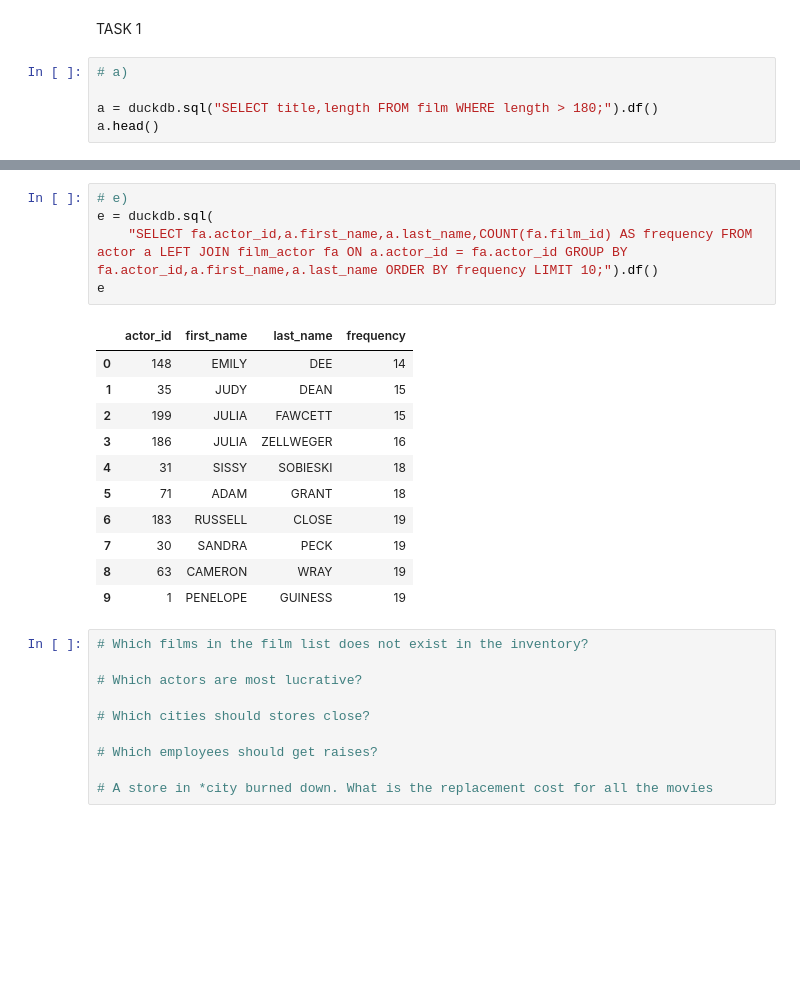
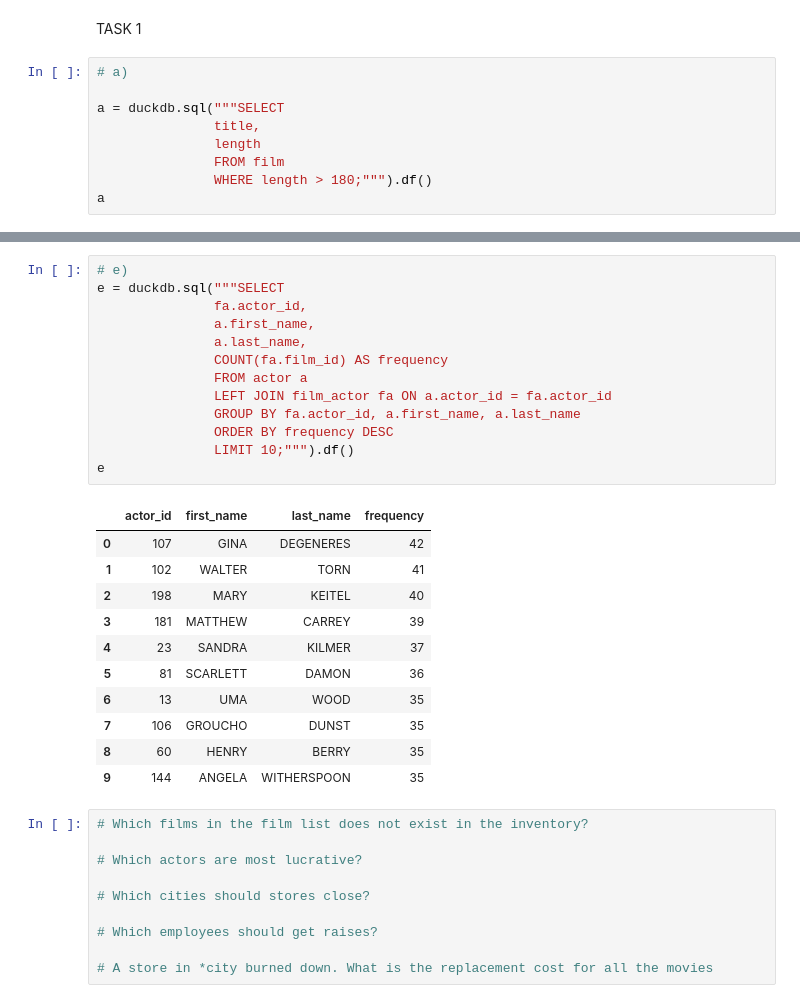
Before and after one commit to karlrydberg-stack/lab_sql_karl_rydberg_de25, a Jupyter notebook: test_sakila.ipynb, the cells around one changed output, grey strips where cells are left out. Cells and saved outputs as stored; diff of their text form; blank space fills up the shorter version.

```diff
--- a/test_sakila.ipynb
+++ b/test_sakila.ipynb
@@ -16,8 +16,12 @@ TASK 1
 # %%
 # a)
 
-a = duckdb.sql("SELECT title,length FROM film WHERE length > 180;").df()
-a.head()
+a = duckdb.sql("""SELECT
+               title,
+               length
+               FROM film
+               WHERE length > 180;""").df()
+a
 # %% [output]
 |  | title | length |
 | 0 | ANALYZE HOOSIERS | 181 |
@@ -62,21 +93,29 @@ d
 | 9 | CASUALTIES ENCINO | 1.663333 |
 # %%
 # e)
-e = duckdb.sql(
-    "SELECT fa.actor_id,a.first_name,a.last_name,COUNT(fa.film_id) AS frequency FROM actor a LEFT JOIN film_actor fa ON a.actor_id = fa.actor_id GROUP BY fa.actor_id,a.first_name,a.last_name ORDER BY frequency LIMIT 10;").df()
+e = duckdb.sql("""SELECT
+               fa.actor_id,
+               a.first_name,
+               a.last_name,
+               COUNT(fa.film_id) AS frequency
+               FROM actor a
+               LEFT JOIN film_actor fa ON a.actor_id = fa.actor_id
+               GROUP BY fa.actor_id, a.first_name, a.last_name
+               ORDER BY frequency DESC
+               LIMIT 10;""").df()
 e
 # %% [output]
 |  | actor_id | first_name | last_name | frequency |
-| 0 | 148 | EMILY | DEE | 14 |
-| 1 | 35 | JUDY | DEAN | 15 |
-| 2 | 199 | JULIA | FAWCETT | 15 |
-| 3 | 186 | JULIA | ZELLWEGER | 16 |
-| 4 | 31 | SISSY | SOBIESKI | 18 |
-| 5 | 71 | ADAM | GRANT | 18 |
-| 6 | 183 | RUSSELL | CLOSE | 19 |
-| 7 | 30 | SANDRA | PECK | 19 |
-| 8 | 63 | CAMERON | WRAY | 19 |
-| 9 | 1 | PENELOPE | GUINESS | 19 |
+| 0 | 107 | GINA | DEGENERES | 42 |
+| 1 | 102 | WALTER | TORN | 41 |
+| 2 | 198 | MARY | KEITEL | 40 |
+| 3 | 181 | MATTHEW | CARREY | 39 |
+| 4 | 23 | SANDRA | KILMER | 37 |
+| 5 | 81 | SCARLETT | DAMON | 36 |
+| 6 | 13 | UMA | WOOD | 35 |
+| 7 | 106 | GROUCHO | DUNST | 35 |
+| 8 | 60 | HENRY | BERRY | 35 |
+| 9 | 144 | ANGELA | WITHERSPOON | 35 |
 # %%
 # Which films in the film list does not exist in the inventory?
 
```
Also changed, not shown: parts of 8 cells of this notebook.
